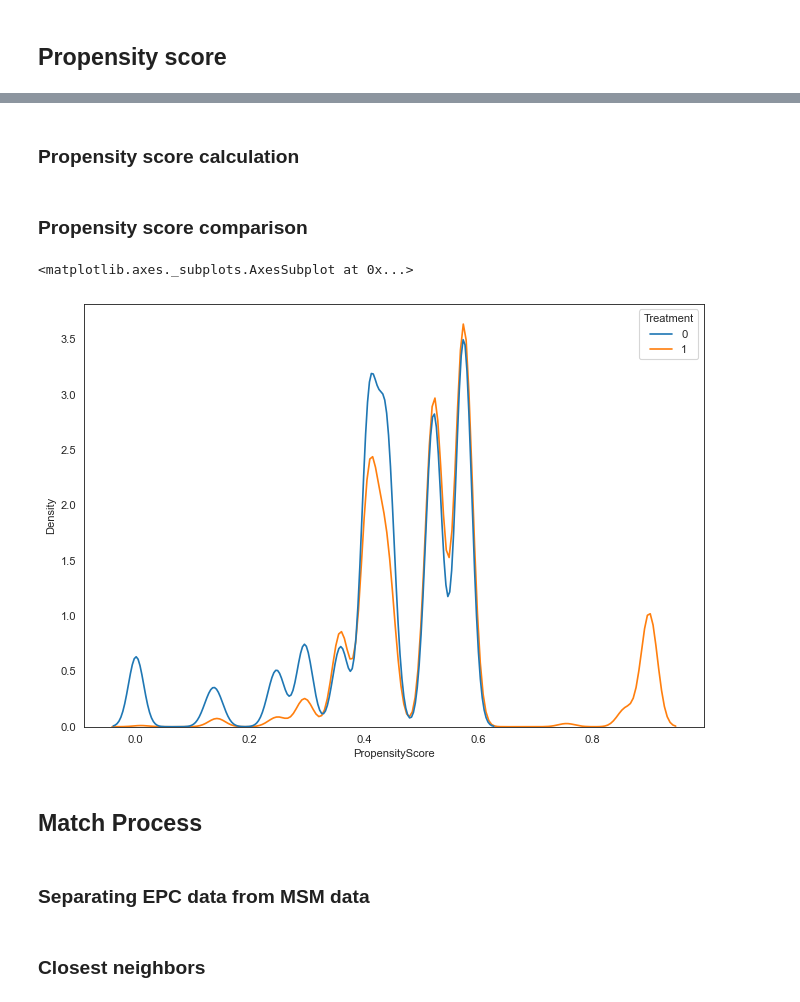
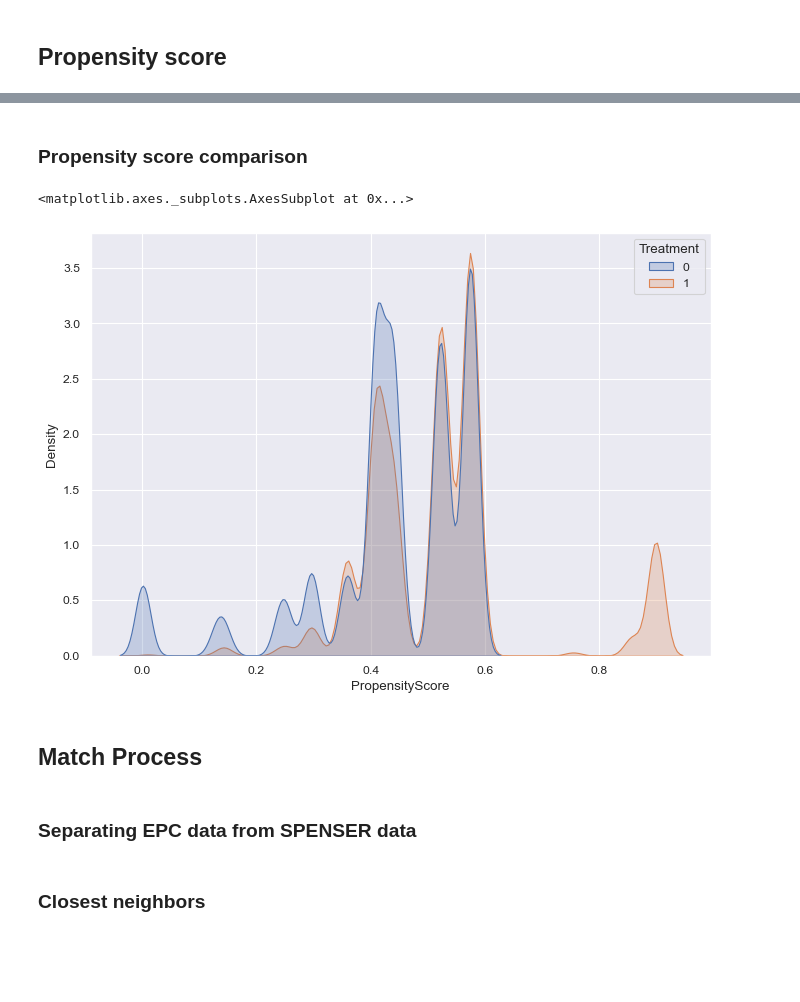
Before and after one commit to anetobradley/energy_flex, a Jupyter notebook: 01-ActivityModel/step2/EPC_propensity_score_matching.ipynb, the cells around one changed output, grey strips where cells are left out. Cells and saved outputs as stored; diff of their text form; code cells hidden in the pictures; blank space fills up the shorter version.

```diff
--- a/01-ActivityModel/step2/EPC_propensity_score_matching.ipynb
+++ b/01-ActivityModel/step2/EPC_propensity_score_matching.ipynb
@@ -41,8 +44,8 @@ epc_df.head()
 # %%
-msm_zip_file = zipfile.ZipFile(os.path.join('data', 'msm_england.zip'))
-msm_file = "_".join(['msm_england/ass_hh', ladcd, 'OA11_2020.csv'])
-msm_df = pd.read_csv(msm_zip_file.open(msm_file))
-msm_df.head()
+spenser_zip_file = zipfile.ZipFile(os.path.join('../inputs/data', 'msm_england.zip'))
+spenser_file = "_".join(['msm_england/ass_hh', ladcd, 'OA11_2020.csv'])
+spenser_df = pd.read_csv(spenser_zip_file.open(spenser_file))
+spenser_df.head()
 # %% [output]
 |  | HID | Area | LC4402_C_TYPACCOM | QS420_CELL | LC4402_C_TENHUK11 | LC4408_C_AHTHUK11 | CommunalSize | ... |
 | 0 | 0.0 | E00010088 | 3.0 | -2.0 | 3.0 | 3.0 | -2.0 | ... |
@@ -56,9 +61,9 @@ msm_df.head()
 In the EPC data the tenure values 2 (`Owned outright`) and 3 (`Owned with a mortgage or loan or shared ownership`) are aggregated in the value 1 (`Owned: Total`).
 # %%
 df_col = 'tenure'
-msm_df[df_col] = msm_df.LC4402_C_TENHUK11.copy()
-msm_df.loc[(msm_df[df_col] == 2), df_col] = 1 # 2 = Owned outright
-msm_df.loc[(msm_df[df_col] == 3), df_col] = 1 # 3 = Owned with a mortgage or loan or shared ownership
+spenser_df[df_col] = spenser_df.LC4402_C_TENHUK11.copy()
+spenser_df.loc[(spenser_df[df_col] == 2), df_col] = 1 # 2 = Owned outright
+spenser_df.loc[(spenser_df[df_col] == 3), df_col] = 1 # 3 = Owned with a mortgage or loan or shared ownership
 # %% [markdown]
 ### Assign a treatment values
 
@@ -67,4 +72,4 @@ msm_df.loc[(msm_df[df_col] == 3), df_col] = 1 # 3 = Owned with a mortgage or loa
 # %%
 epc_df['Treatment'] = 1
-msm_df['Treatment'] = 0
+spenser_df['Treatment'] = 0
 # %% [markdown]
@@ -72,5 +77,5 @@ msm_df['Treatment'] = 0
 # %%
-dataset = pd.concat([msm_df, epc_df], ignore_index=True, sort=False)
+dataset = pd.concat([spenser_df, epc_df], ignore_index=True, sort=False)
 # %% [markdown]
 ### Factorizing the Area
 
@@ -115,2 +115,0 @@ model = CausalModel(Y, X, covariates)
-# %% [markdown]
-### Propensity score calculation
@@ -121,18 +125,17 @@ dataset['PropensityScore'] = model.propensity['fitted']
 # %% [markdown]
 ### Propensity score comparison
 # %%
-sns.set_style("white")
 plt.figure(figsize=(10,7), dpi= 80)
-sns.kdeplot(dataset['PropensityScore'], hue = dataset['Treatment'])
+sns.kdeplot(dataset['PropensityScore'], hue=dataset['Treatment'], shade=True)
 
-# * MSM: `Treatment` = 0
+# * SPENSER: `Treatment` = 0
 # * EPC: `Treatment` = 1
 # %% [output]
 <matplotlib.axes._subplots.AxesSubplot at 0x...>
-[figure, old version]
+[figure, new version]
 # %% [markdown]
 ## Match Process
 # %% [markdown]
-### Separating EPC data from MSM data
+### Separating EPC data from SPENSER data
 # %%
 epc_df = dataset.loc[dataset.Treatment==1].reset_index(drop=True)
```
Also changed, not shown: parts of 30 cells of this notebook, 1 other file.
